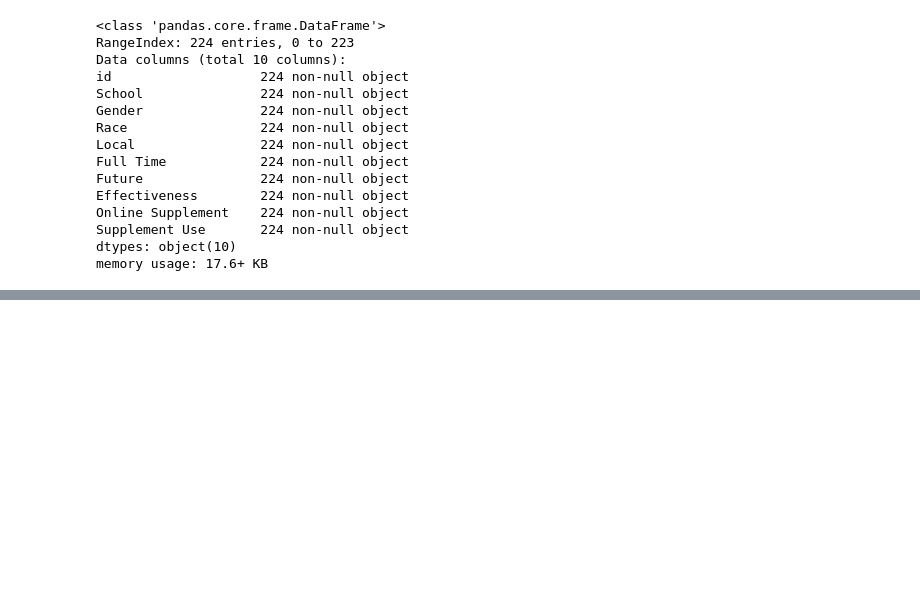
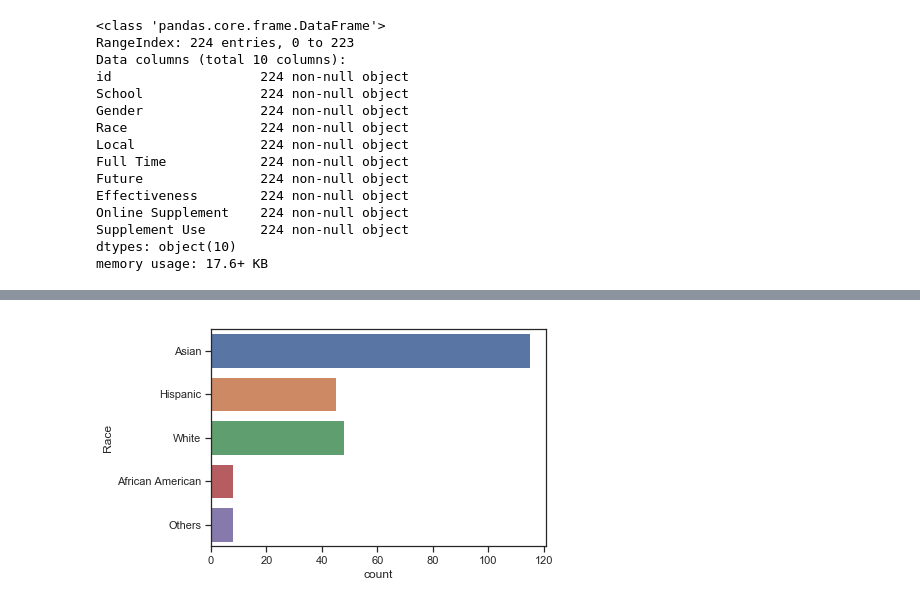
Before and after one commit to NormanLo4319/Economics_Course_Evaluation, a Jupyter notebook: Student_Course_Survey_Analysis.ipynb, the cells around one changed output, grey strips where cells are left out. Saved outputs shown, nothing was run; the diff lists cells and outputs as text; code cells hidden in the pictures; blank space fills up the shorter version.

```diff
--- a/Student_Course_Survey_Analysis.ipynb
+++ b/Student_Course_Survey_Analysis.ipynb
@@ -53,0 +87,4 @@ sns.countplot(econ_df.School)
+# %%
+ax = sns.countplot(y=econ_df.Race)
+# %% [output]
+[figure, added]
```
Also changed, not shown: parts of 26 cells of this notebook.
